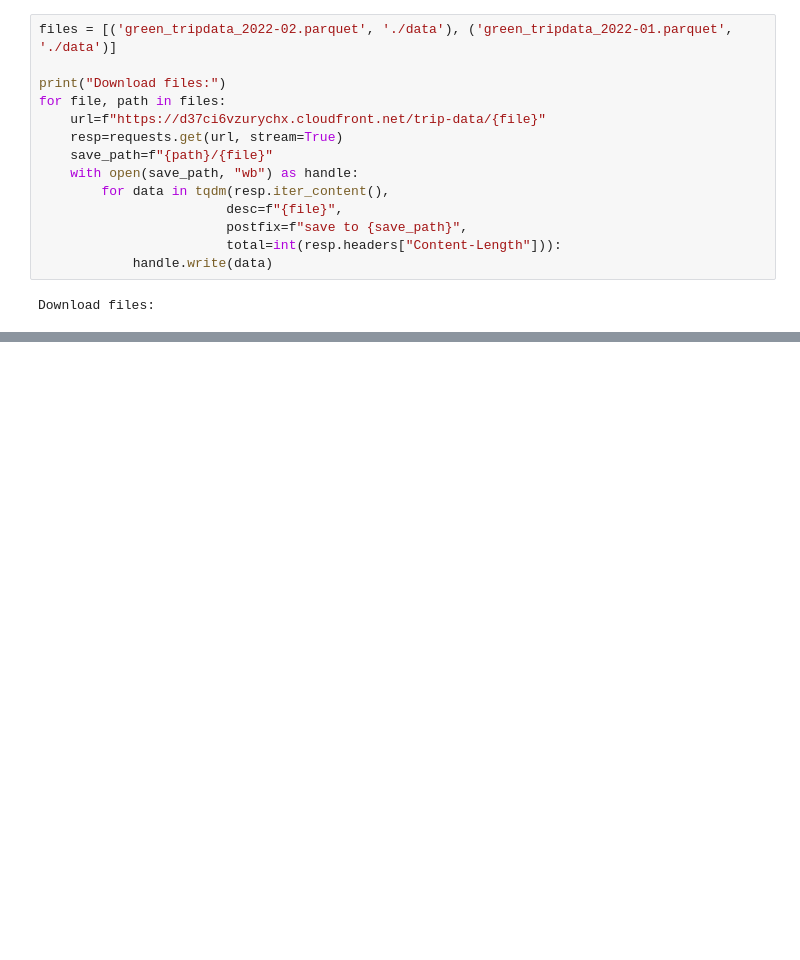
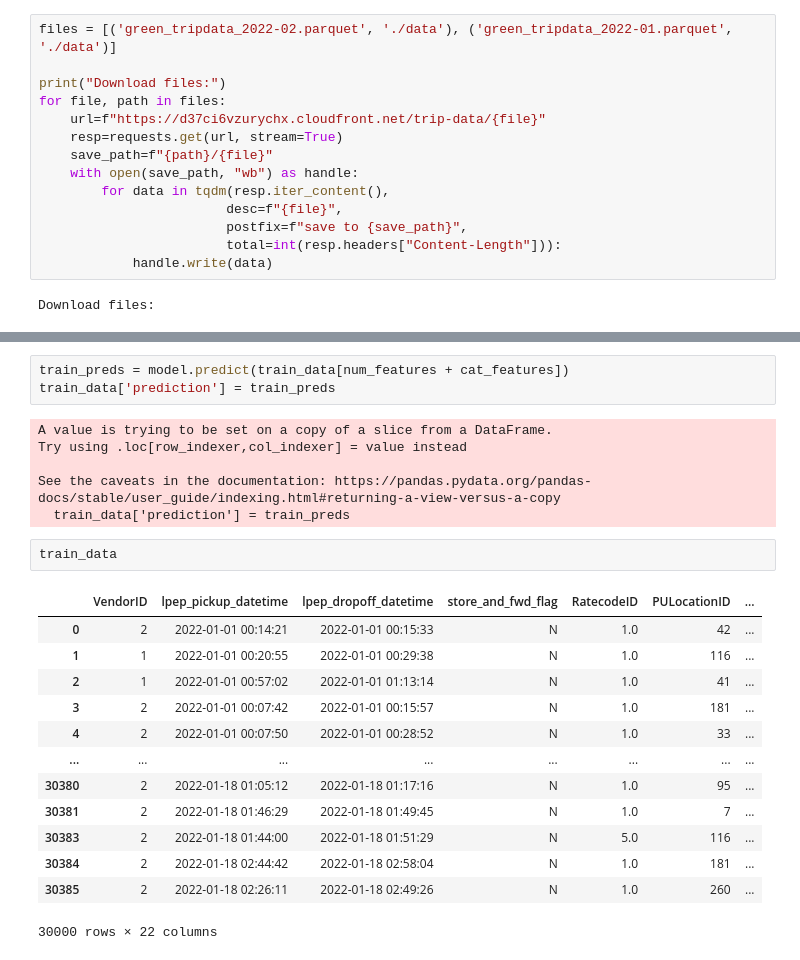
Before and after one commit to neiths/mlops-things, a Jupyter notebook: monitoring/baseline_model_nyx_taxi_data.ipynb, the cells around one changed output, grey strips where cells are left out. Cells and saved outputs as stored; diff of their text form; blank space fills up the shorter version.

```diff
--- a/monitoring/baseline_model_nyx_taxi_data.ipynb
+++ b/monitoring/baseline_model_nyx_taxi_data.ipynb
@@ -29,0 +82,25 @@ Download files:
+# %%
+train_preds = model.predict(train_data[num_features + cat_features])
+train_data['prediction'] = train_preds
+# %% [output]
+A value is trying to be set on a copy of a slice from a DataFrame.
+Try using .loc[row_indexer,col_indexer] = value instead
+
+See the caveats in the documentation: https://pandas.pydata.org/pandas-docs/stable/user_guide/indexing.html#returning-a-view-versus-a-copy
+  train_data['prediction'] = train_preds
+# %%
+train_data
+# %% [output]
+|  | VendorID | lpep_pickup_datetime | lpep_dropoff_datetime | store_and_fwd_flag | RatecodeID | PULocationID | ... |
+| 0 | 2 | 2022-01-01 00:14:21 | 2022-01-01 00:15:33 | N | 1.0 | 42 | ... |
+| 1 | 1 | 2022-01-01 00:20:55 | 2022-01-01 00:29:38 | N | 1.0 | 116 | ... |
+| 2 | 1 | 2022-01-01 00:57:02 | 2022-01-01 01:13:14 | N | 1.0 | 41 | ... |
+| 3 | 2 | 2022-01-01 00:07:42 | 2022-01-01 00:15:57 | N | 1.0 | 181 | ... |
+| 4 | 2 | 2022-01-01 00:07:50 | 2022-01-01 00:28:52 | N | 1.0 | 33 | ... |
+| ... | ... | ... | ... | ... | ... | ... | ... |
+| 30380 | 2 | 2022-01-18 01:05:12 | 2022-01-18 01:17:16 | N | 1.0 | 95 | ... |
+| 30381 | 2 | 2022-01-18 01:46:29 | 2022-01-18 01:49:45 | N | 1.0 | 7 | ... |
+| 30383 | 2 | 2022-01-18 01:44:00 | 2022-01-18 01:51:29 | N | 5.0 | 116 | ... |
+| 30384 | 2 | 2022-01-18 02:44:42 | 2022-01-18 02:58:04 | N | 1.0 | 181 | ... |
+| 30385 | 2 | 2022-01-18 02:26:11 | 2022-01-18 02:49:26 | N | 1.0 | 260 | ... |
+30000 rows × 22 columns
```
Also changed, not shown: parts of 15 cells of this notebook.
